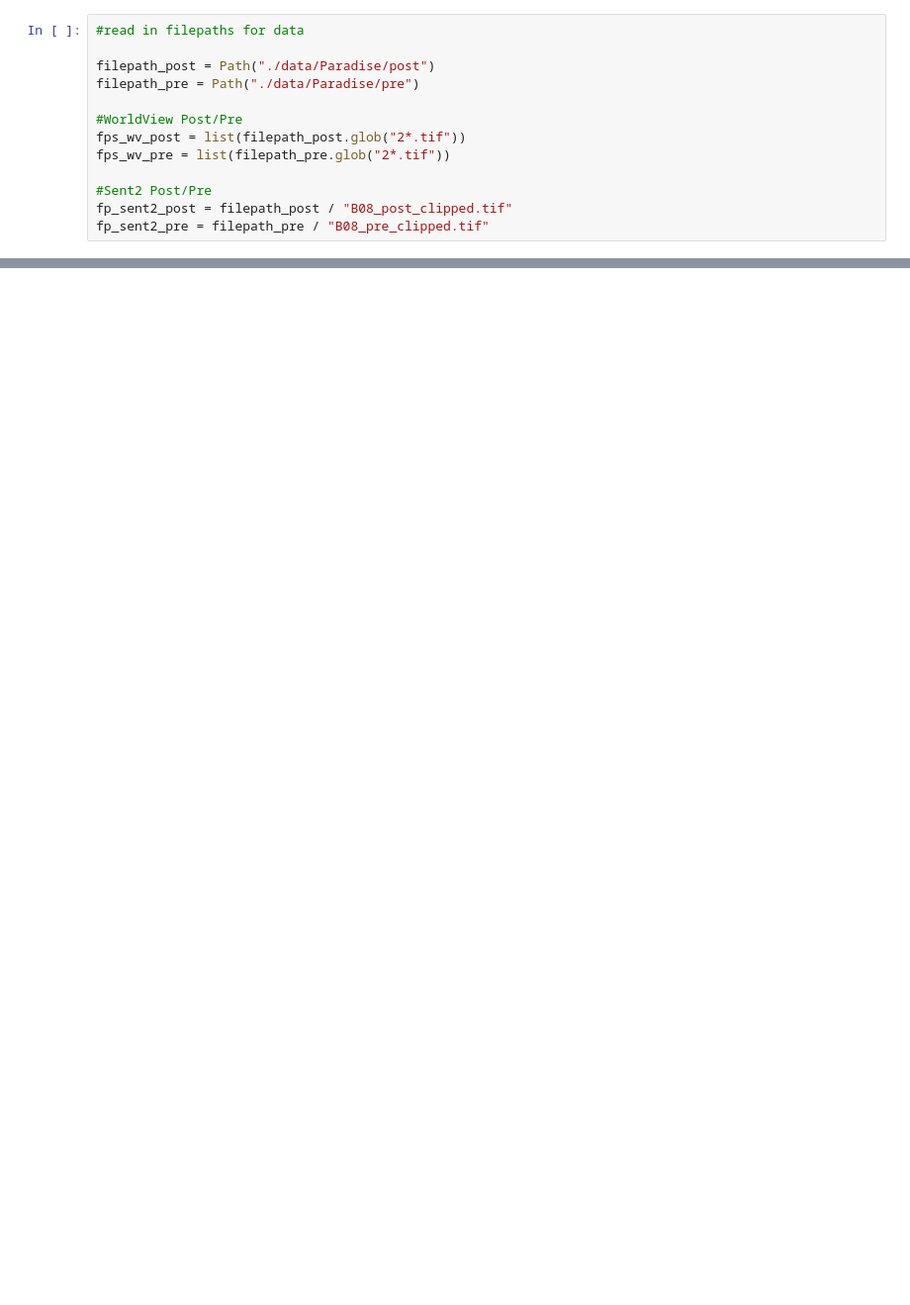
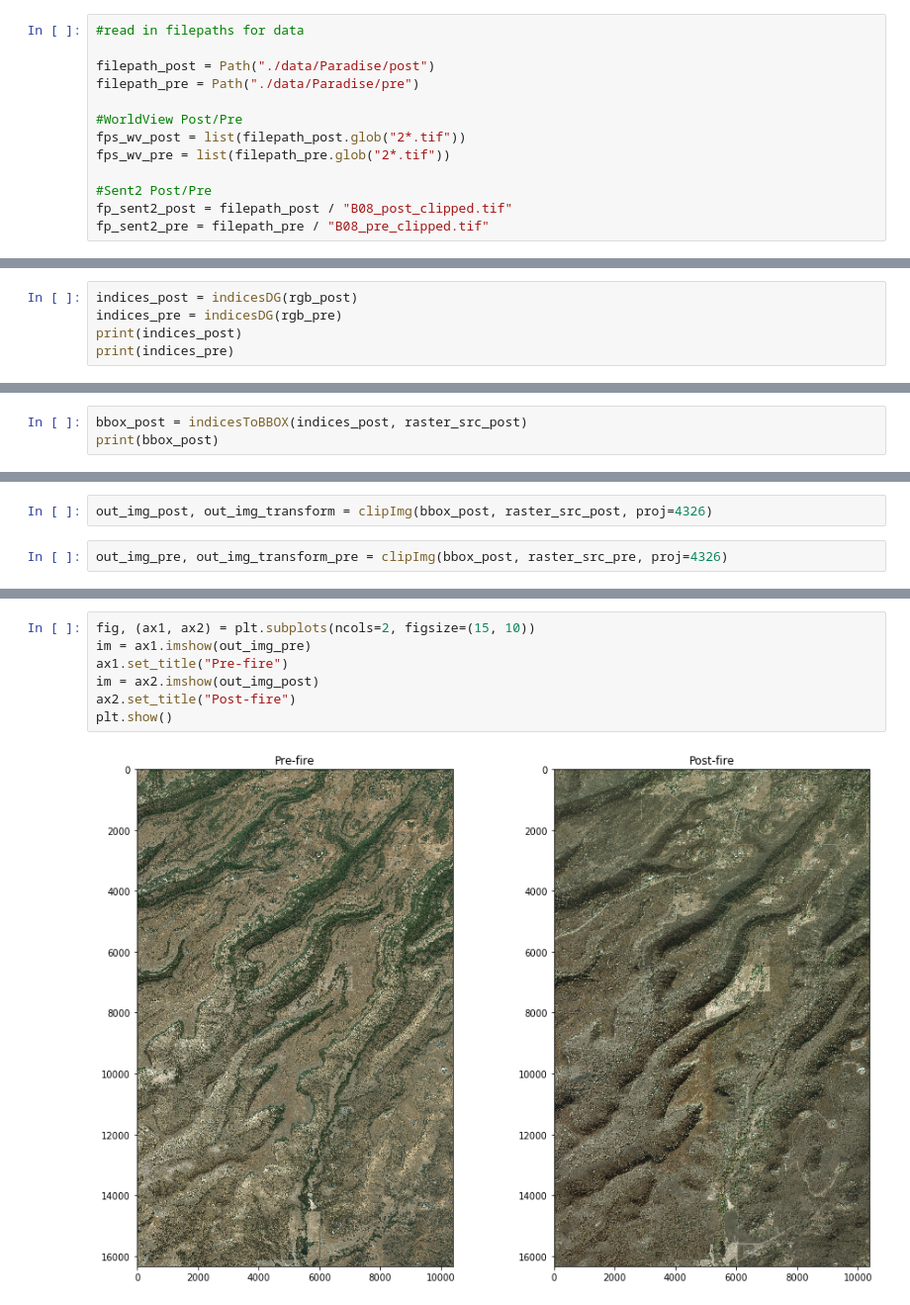
Before and after one commit to aalten77/wildfireassessment, a Jupyter notebook: WildFireDamageAssessment.ipynb, the cells around one changed output, grey strips where cells are left out. Shown at 99% size. Cells and saved outputs as stored; diff of their text form; blank space fills up the shorter version.

Commit message:
updated for clip operation

```diff
--- a/WildFireDamageAssessment.ipynb
+++ b/WildFireDamageAssessment.ipynb
@@ -53,0 +66,5 @@ BoundingBox(left=-121.68724060058594, bottom=39.653248506433826, right=-121.5091
+# %%
+indices_post = indicesDG(rgb_post)
+indices_pre = indicesDG(rgb_pre)
+print(indices_post)
+print(indices_pre)
@@ -53,0 +76,3 @@ BoundingBox(left=-121.68724060058594, bottom=39.653248506433826, right=-121.5091
+# %%
+bbox_post = indicesToBBOX(indices_post, raster_src_post)
+print(bbox_post)
@@ -54 +81,5 @@ BoundingBox(left=-121.68724060058594, bottom=39.653248506433826, right=-121.5091
+# %%
+out_img_post, out_img_transform = clipImg(bbox_post, raster_src_post, proj=4326)
+# %%
+out_img_pre, out_img_transform_pre = clipImg(bbox_post, raster_src_pre, proj=4326)
 # %%
@@ -66,0 +100,9 @@ dataset.indexes
+# %%
+fig, (ax1, ax2) = plt.subplots(ncols=2, figsize=(15, 10))
+im = ax1.imshow(out_img_pre)
+ax1.set_title("Pre-fire")
+im = ax2.imshow(out_img_post)
+ax2.set_title("Post-fire")
+plt.show()
+# %% [output]
+[figure, added]
```
Also changed, not shown: parts of 34 cells of this notebook, 1 other file.
